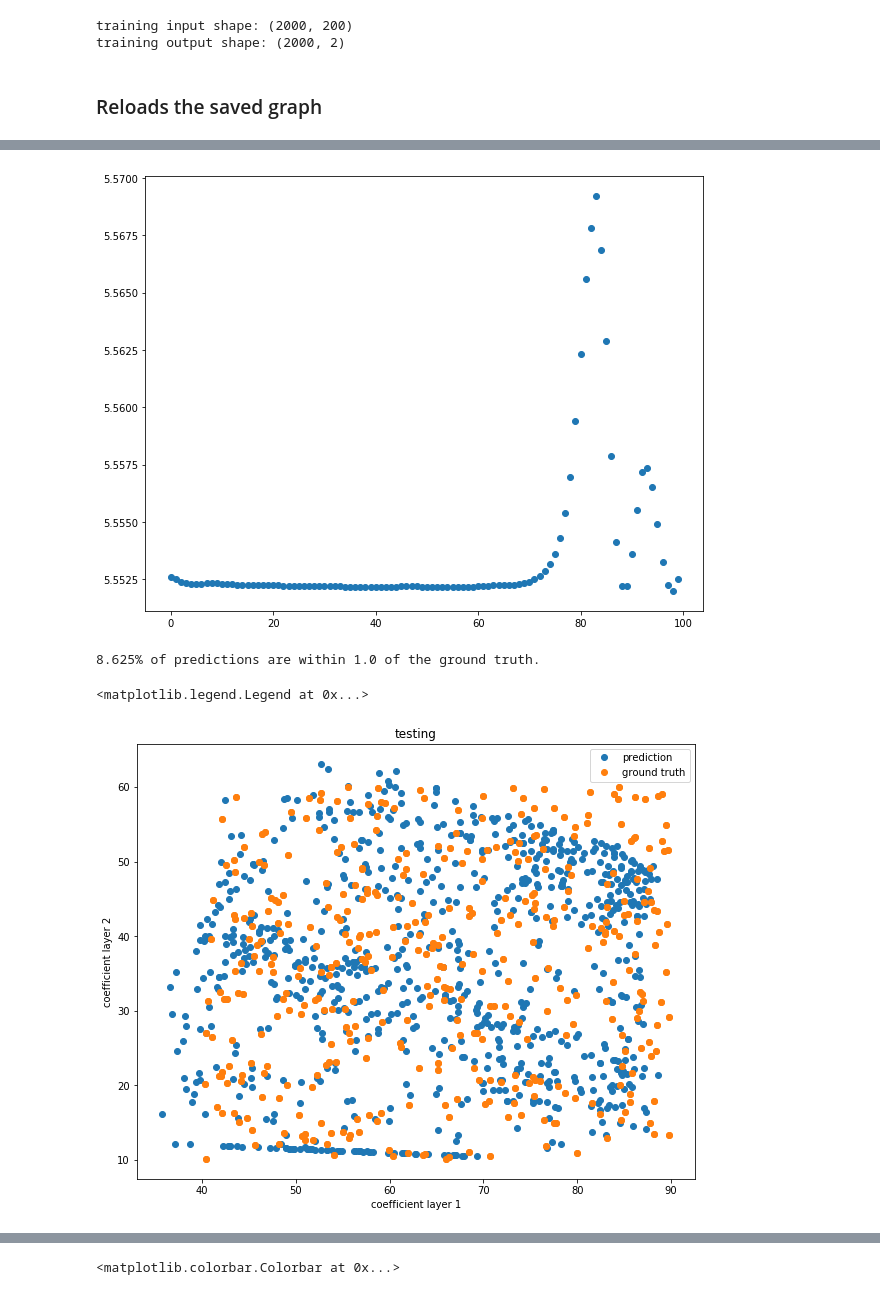
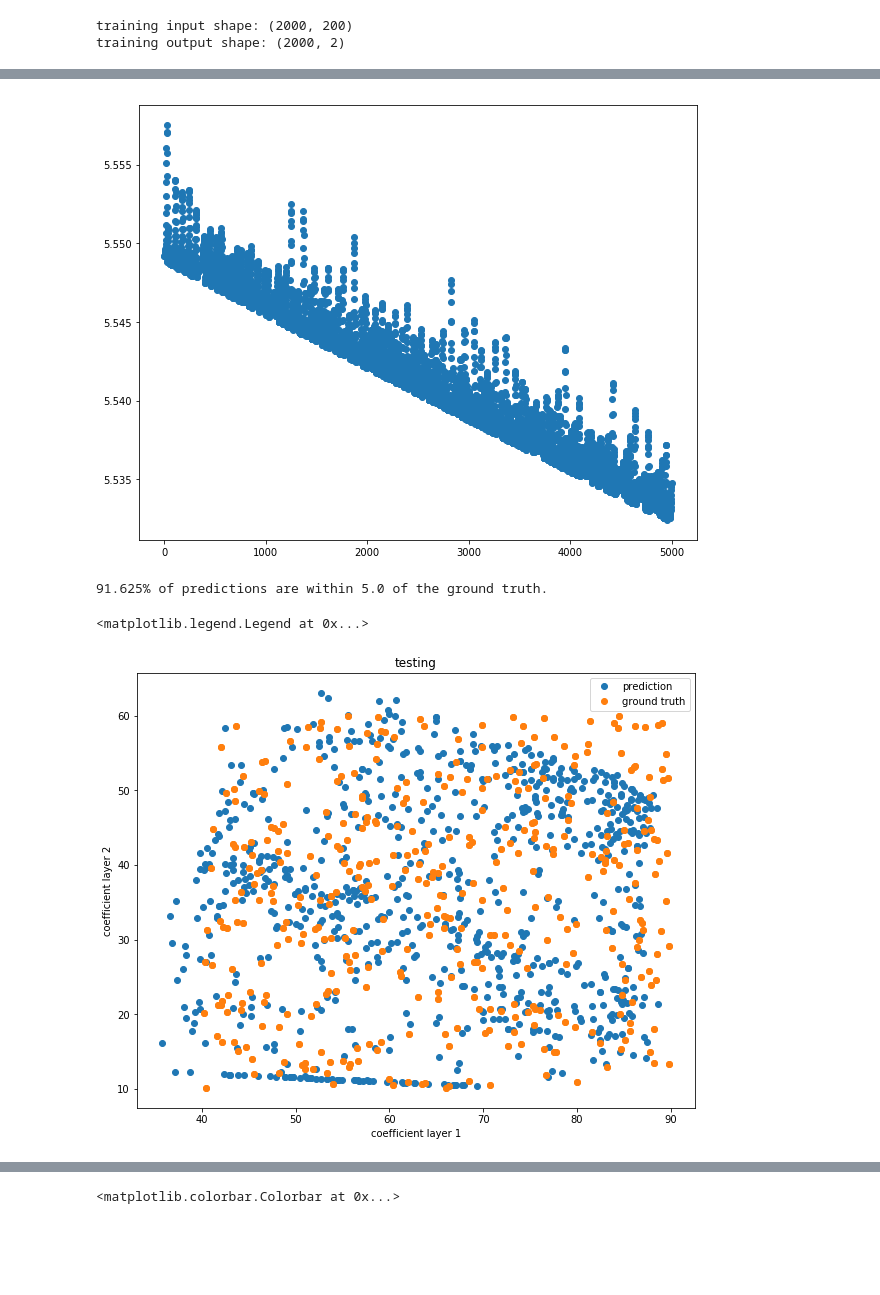
Before and after one commit to mvuyyuru/Eir, a Jupyter notebook: src/ML.ipynb, the cells around one changed output, grey strips where cells are left out. Cells and saved outputs as stored; diff of their text form; code cells hidden in the pictures; blank space fills up the shorter version.

```diff
--- a/src/ML.ipynb
+++ b/src/ML.ipynb
@@ -141,14 +141,12 @@ error_function = tf.reduce_mean(tf.square(tf.sub(net_out, desired_outputs)))
 train_step = tf.train.AdamOptimizer(0.0001).minimize(error_function)
 # %%
 tf.global_variables_initializer().run()
-# %% [markdown]
-### Reloads the saved graph
 # %%
 #restorer = tf.train.Saver()
 #restorer.restore(sess, './model/1-hl-v3-8/1-hl-v3-8-model-3')
 # %%
 track_loss = []
-train_length = 100
+train_length = 5000
 #sample_length = 1806 #300 until loss ~ low 3 digits, high 2 digits -> 600 -> 1000 -> max
 
 
@@ -177,4 +179,4 @@ final loss:5.552530288696289
-[figure, old version]
+[figure, new version]
 # %%
 net_predict = sess.run(net_out, feed_dict={inputs: np.array(testing_inputs)})
 #print(net_predict[0])
@@ -197,7 +199,7 @@ for i in testing_outputs:
     testing_outputs_x.append(i[0])
     testing_outputs_y.append(i[1])
 
-tolerance = 1.0
+tolerance = 5.0
 acc_total = 0
 acc_pos = 0
 for t_x, t_y, n_x, n_y in zip(testing_outputs_x, testing_outputs_y, net_predict_x, net_predict_y):
@@ -215,7 +217,7 @@ plt.ylabel('coefficient layer 2')
 plt.title('testing')
 plt.legend()
 # %% [output]
-8.625% of predictions are within 1.0 of the ground truth.
+91.625% of predictions are within 5.0 of the ground truth.
 <matplotlib.legend.Legend at 0x...>
 [figure]
 # %%
```
Also changed, not shown: parts of 7 cells of this notebook.
